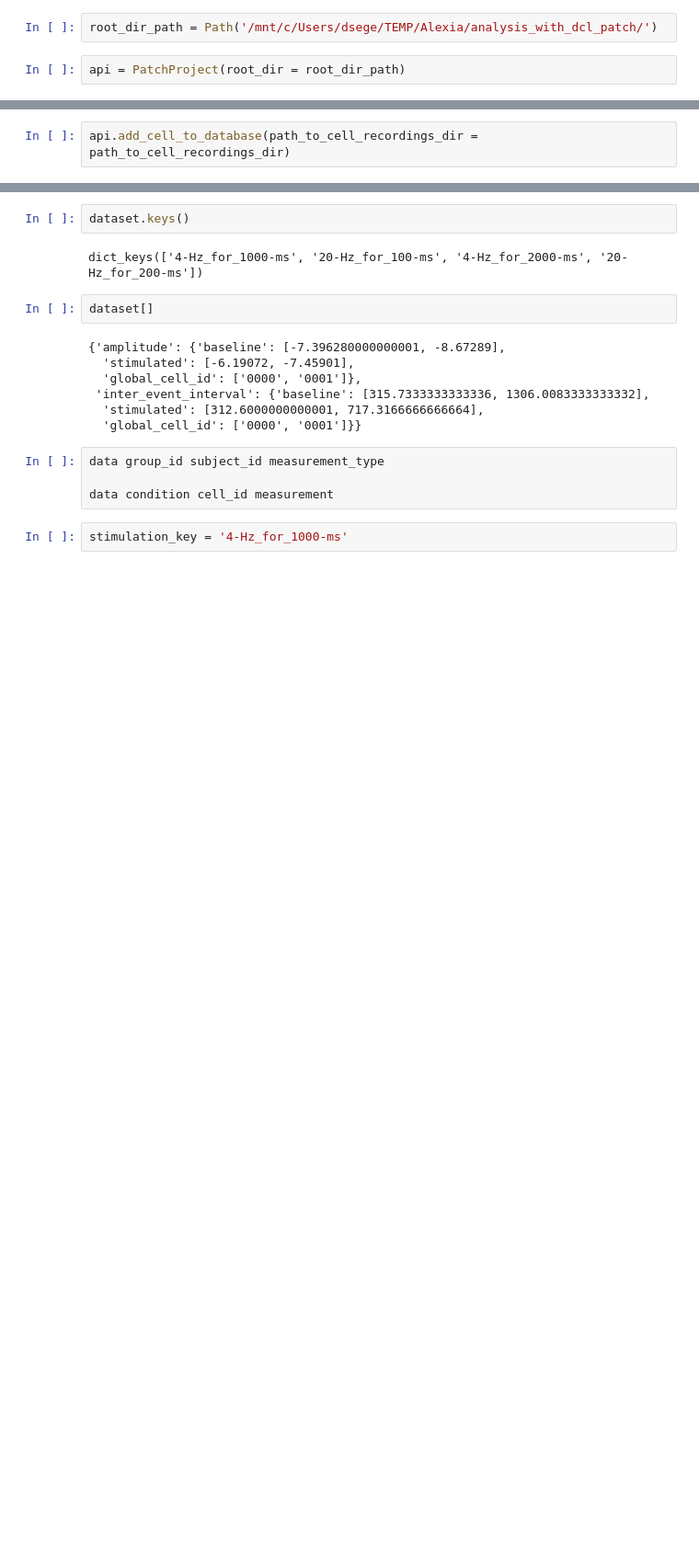
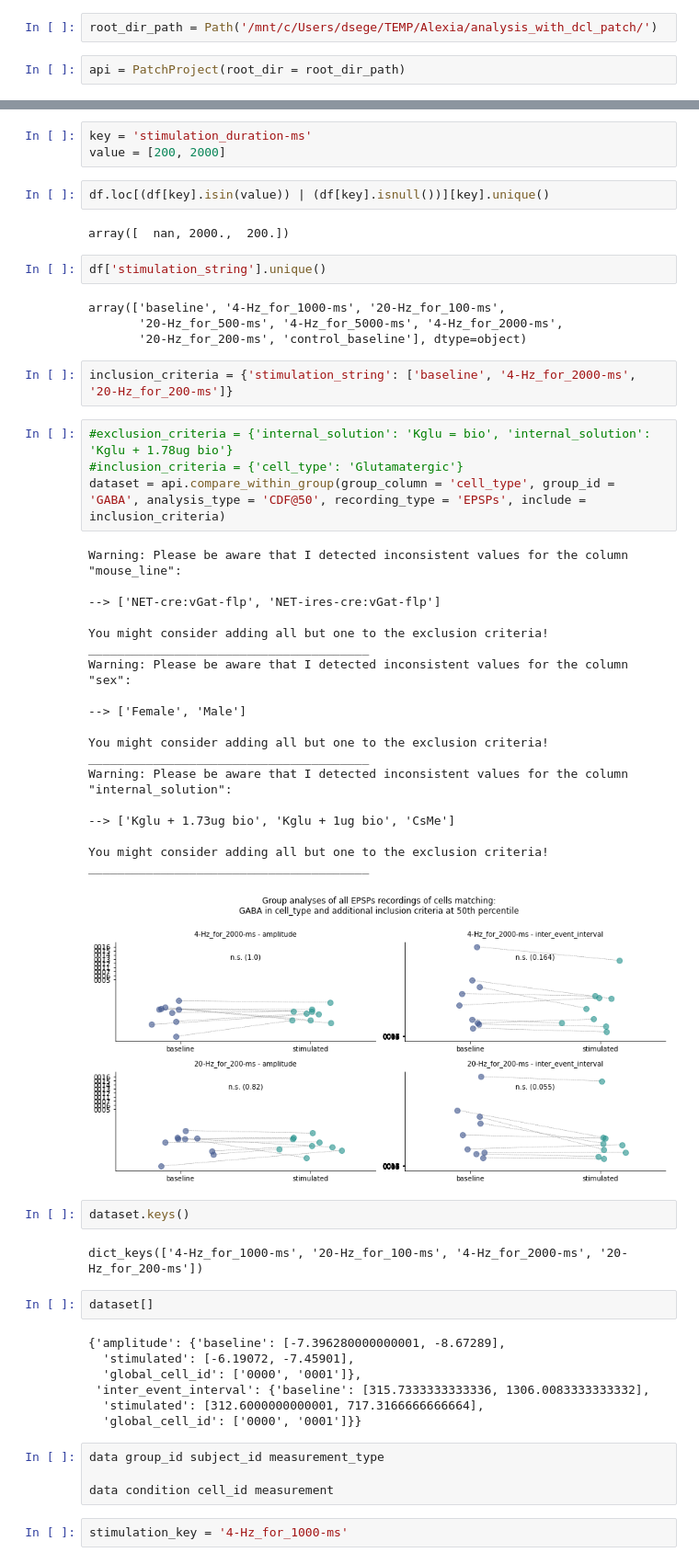
Before and after one commit to DennisDoll/DCLmeetsRETUNE, a Jupyter notebook: patch_clamp_analysis/api_playground.ipynb, the cells around one changed output, grey strips where cells are left out. Shown at 92% size. Cells and saved outputs as stored; diff of their text form; blank space fills up the shorter version.

Commit message:
fix inclusion criteria

```diff
--- a/patch_clamp_analysis/api_playground.ipynb
+++ b/patch_clamp_analysis/api_playground.ipynb
@@ -31,2 +13,0 @@ path_to_cell_recordings_dir = Path('/mnt/c/Users/dsege/TEMP/Alexia/sample_data/2
-# %%
-api.add_cell_to_database(path_to_cell_recordings_dir = path_to_cell_recordings_dir)
@@ -103,3 +30,42 @@ _______________________________________
+# %%
+key = 'stimulation_duration-ms'
+value = [200, 2000]
+# %%
+df.loc[(df[key].isin(value)) | (df[key].isnull())][key].unique()
+# %% [output]
+array([  nan, 2000.,  200.])
+# %%
+df['stimulation_string'].unique()
+# %% [output]
+array(['baseline', '4-Hz_for_1000-ms', '20-Hz_for_100-ms',
+       '20-Hz_for_500-ms', '4-Hz_for_5000-ms', '4-Hz_for_2000-ms',
+       '20-Hz_for_200-ms', 'control_baseline'], dtype=object)
+# %%
+inclusion_criteria = {'stimulation_string': ['baseline', '4-Hz_for_2000-ms', '20-Hz_for_200-ms']}
+# %%
+#exclusion_criteria = {'internal_solution': 'Kglu = bio', 'internal_solution': 'Kglu + 1.78ug bio'}
+#inclusion_criteria = {'cell_type': 'Glutamatergic'}
+dataset = api.compare_within_group(group_column = 'cell_type', group_id = 'GABA', analysis_type = 'CDF@50', recording_type = 'EPSPs', include = inclusion_criteria)
+# %% [output]
+Warning: Please be aware that I detected inconsistent values for the column "mouse_line":
+
+--> ['NET-cre:vGat-flp', 'NET-ires-cre:vGat-flp']
+
+You might consider adding all but one to the exclusion criteria!
+_______________________________________
+Warning: Please be aware that I detected inconsistent values for the column "sex":
+
+--> ['Female', 'Male']
+
+You might consider adding all but one to the exclusion criteria!
+_______________________________________
+Warning: Please be aware that I detected inconsistent values for the column "internal_solution":
+
+--> ['Kglu + 1.73ug bio', 'Kglu + 1ug bio', 'CsMe']
+
+You might consider adding all but one to the exclusion criteria!
+_______________________________________
+[figure, added]
 # %%
 dataset.keys()
 # %% [output]
```
Also changed, not shown: parts of 11 cells of this notebook, 2 other files.
